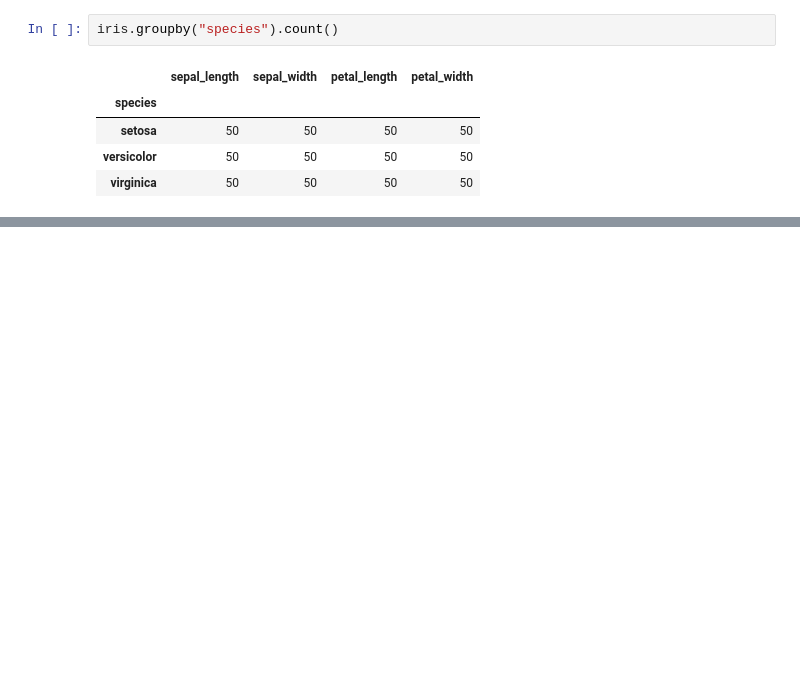
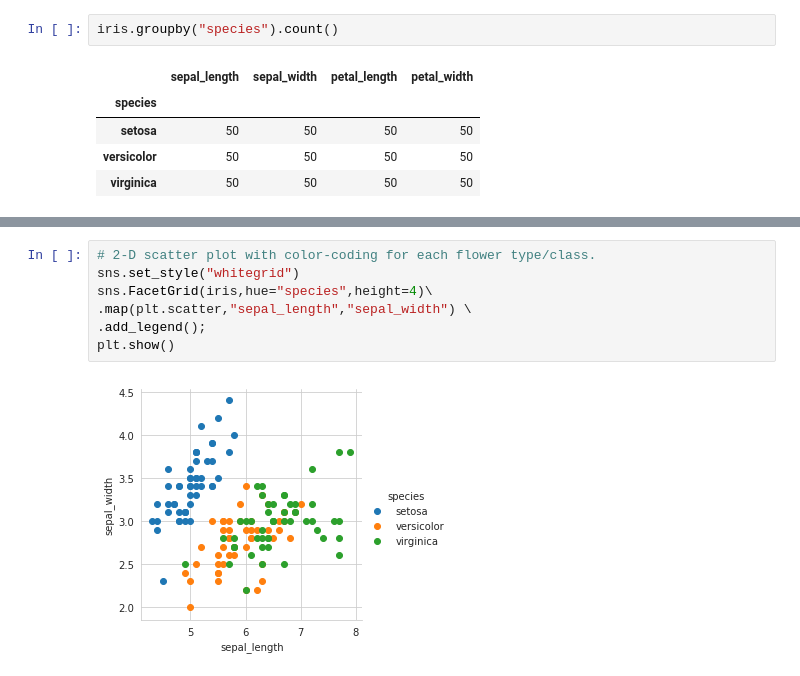
Before and after one commit to Jacksonstorm4R/AAI-ML, a Jupyter notebook: 9.1 Introduction to IRIS dataset and 2D scatter plot.ipynb, the cells around one changed output, grey strips where cells are left out. Saved outputs shown, nothing was run; the diff lists cells and outputs as text; blank space fills up the shorter version.

```diff
--- a/9.1 Introduction to IRIS dataset and 2D scatter plot.ipynb
+++ b/9.1 Introduction to IRIS dataset and 2D scatter plot.ipynb
@@ -50,0 +61,9 @@ iris.groupby("species").count()
+# %%
+# 2-D scatter plot with color-coding for each flower type/class.
+sns.set_style("whitegrid")
+sns.FacetGrid(iris,hue="species",height=4)\
+.map(plt.scatter,"sepal_length","sepal_width") \
+.add_legend();
+plt.show()
+# %% [output]
+[figure, added]
```
Also changed, not shown: parts of 3 cells of this notebook, 2 other files.
